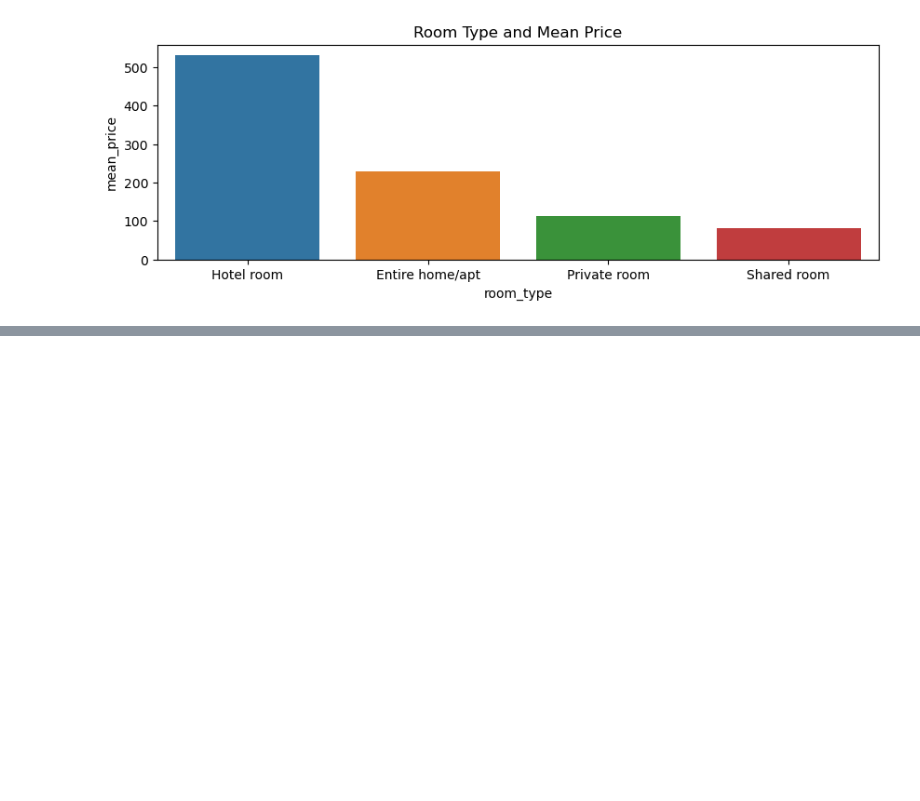
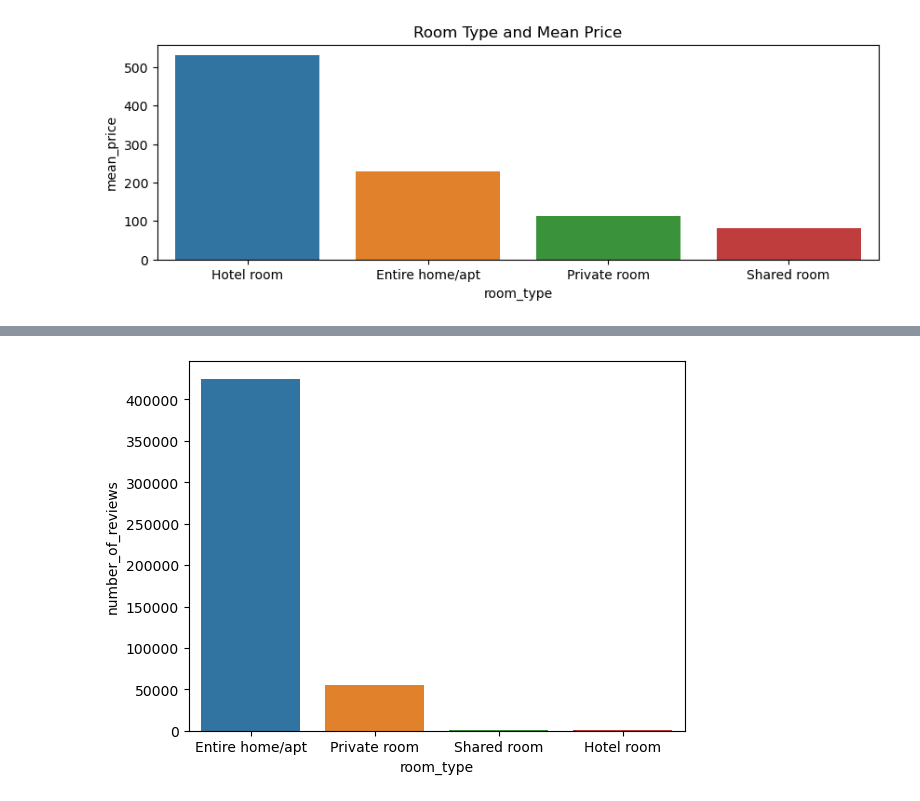
Before and after one commit to sagarbarge/Seattle-Airbnb-Open-Data-, a Jupyter notebook: Seattle Airbnb Open Data - SQL Project.ipynb, the cells around one changed output, grey strips where cells are left out. Cells and saved outputs as stored; diff of their text form; code cells hidden in the pictures; blank space fills up the shorter version.

```diff
--- a/Seattle Airbnb Open Data - SQL Project.ipynb
+++ b/Seattle Airbnb Open Data - SQL Project.ipynb
@@ -402,0 +363,9 @@ plt.show()
+# %%
+# Defination for room type and number of reviews
+
+def plot_bar (df, x_in, y_in):
+    sns.barplot(data= df, x= x_in, y= y_in)
+# %%
+plot_bar (room_review_sum_sort, x_in='room_type' , y_in= 'number_of_reviews')
+# %% [output]
+[figure, added]
```
Also changed, not shown: parts of 24 cells of this notebook.
